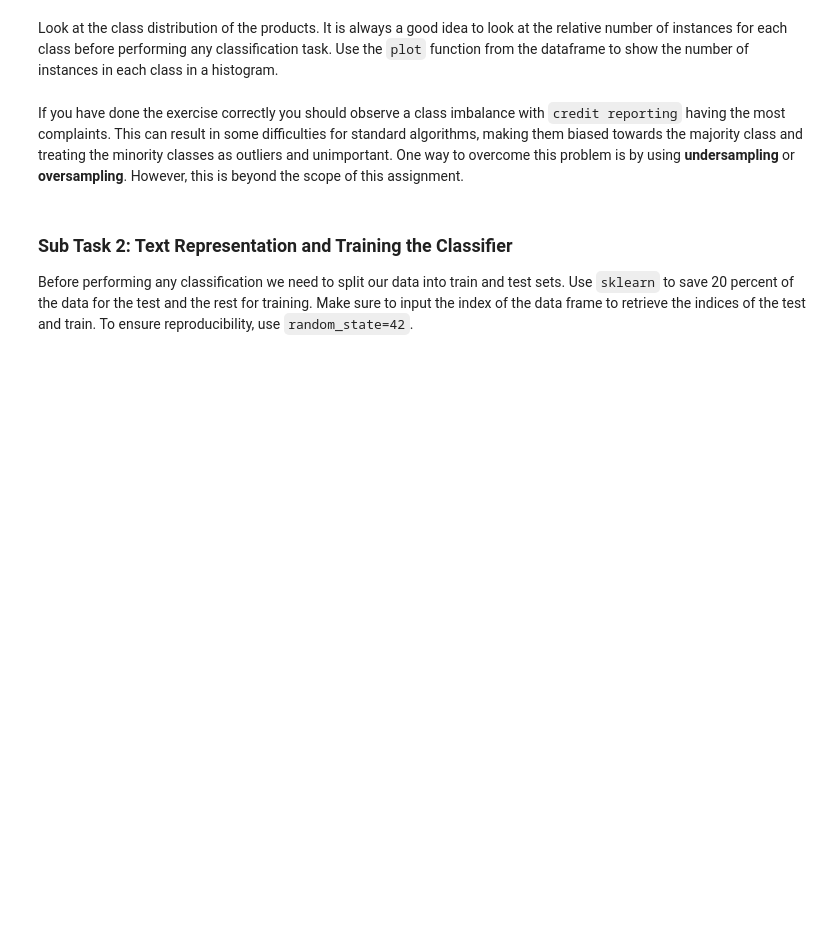
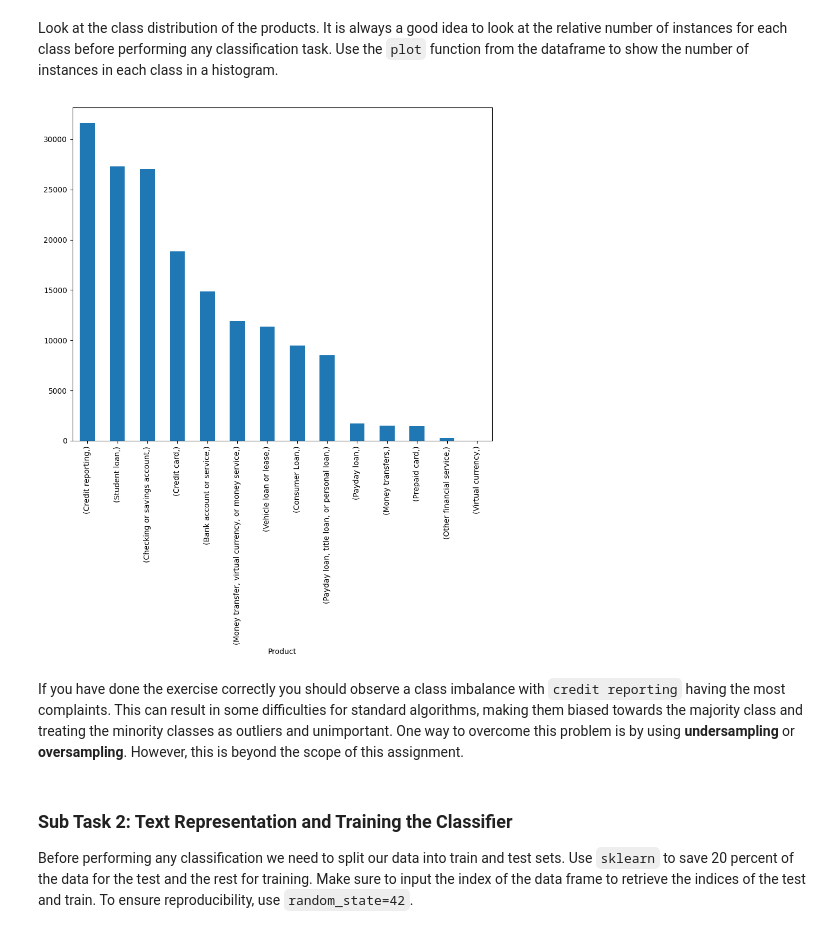
Before and after one commit to gsindlinger/IDSTA-Text-Miners, a Jupyter notebook: Assignments/Assignment 3/DSTA_assignment_3_students.ipynb, the cells around one changed output. Saved outputs shown, nothing was run; the diff lists cells and outputs as text; code cells hidden in the pictures; blank space fills up the shorter version.

```diff
--- a/Assignments/Assignment 3/DSTA_assignment_3_students.ipynb
+++ b/Assignments/Assignment 3/DSTA_assignment_3_students.ipynb
@@ -392,7 +389,7 @@ Read the data to a pandas dataframe from `complaints.csv` (also located in the `
 # %%
 import pandas as pd
 %matplotlib inline
-df = ###read the file ####
-df =  ###keep the columns you need ####
-df.columns =  ###rename columns ####
+df = pd.read_csv('data/complaints.csv')###read the file ####
+df = df[['Product','Consumer complaint narrative']] ###keep the columns you need ####
+df.columns = ['Product','Narrative'] ###rename columns ####
 df.head()
@@ -399,5 +403,9 @@ df.head()
 # %%
-df = ### remove missing ####
-df['product_id'] = ### integer ids for product ###
+df = df.dropna()### remove missing ####
+df['product_id'] = df['Product'].factorize()[0]### integer ids for product ###
+
 ### create the dictionary ####
+id_to_product = dict(zip(df.product_id, df.Product))
+product_to_id = dict(zip(df.Product, df.product_id))
+
 df.head()
@@ -406,8 +421,10 @@ Look at the class distribution of the products. It is always a good idea to look
 # %%
 import matplotlib.pyplot as plt
 fig = plt.figure(figsize=(10, 8))
-df ### your code ###
+df[['Product']].value_counts().plot(kind='bar')
 plt.show()
+# %% [output]
+[figure, added]
 # %% [markdown]
 If you have done the exercise correctly you should observe a class imbalance with `credit reporting` having the most complaints. This can result in some difficulties for standard algorithms, making them biased towards the majority class and treating the minority classes as outliers and unimportant. One way to overcome this problem is by using **undersampling** or **oversampling**. However, this is beyond the scope of this assignment.
 # %% [markdown]
```
Also changed, not shown: parts of 9 cells of this notebook.
